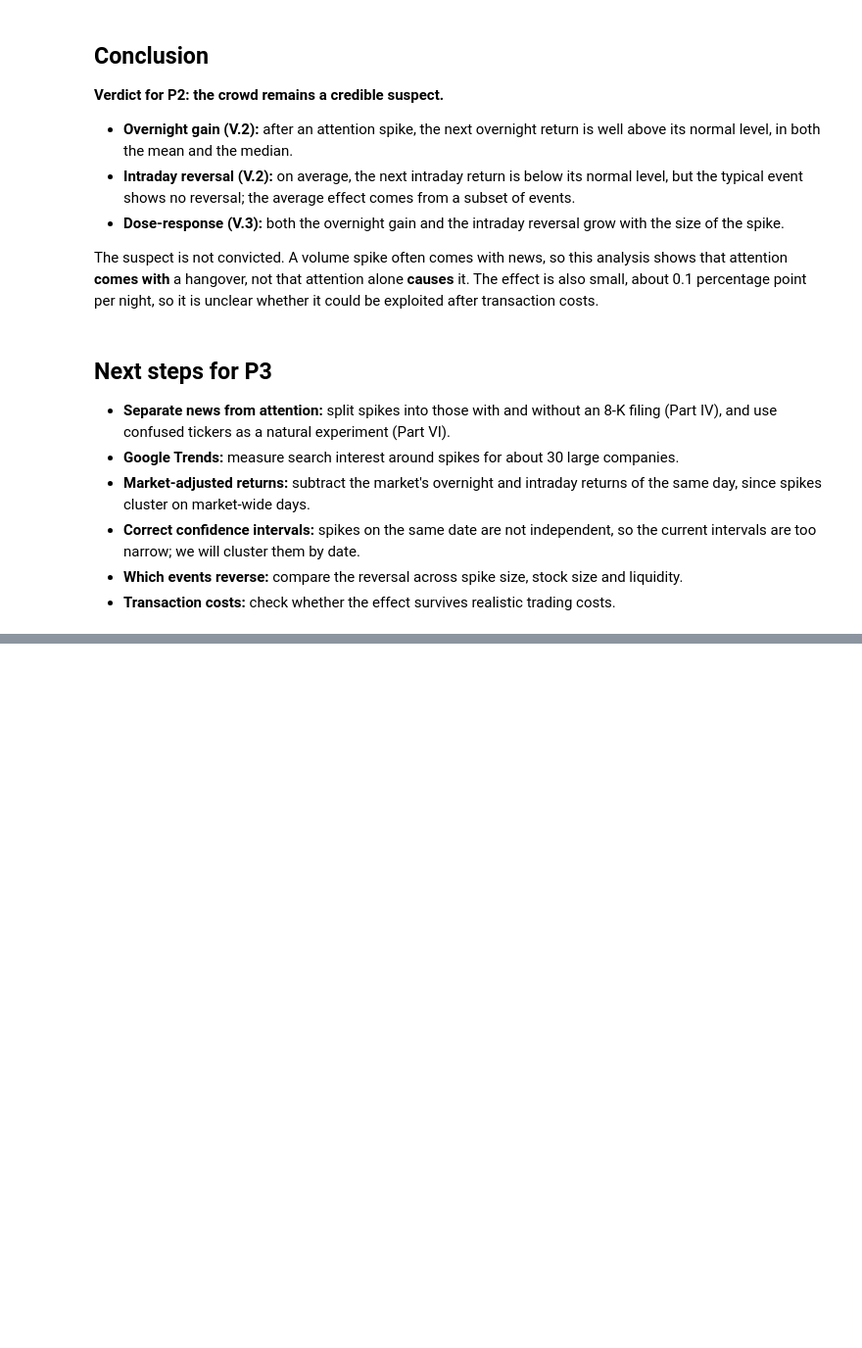
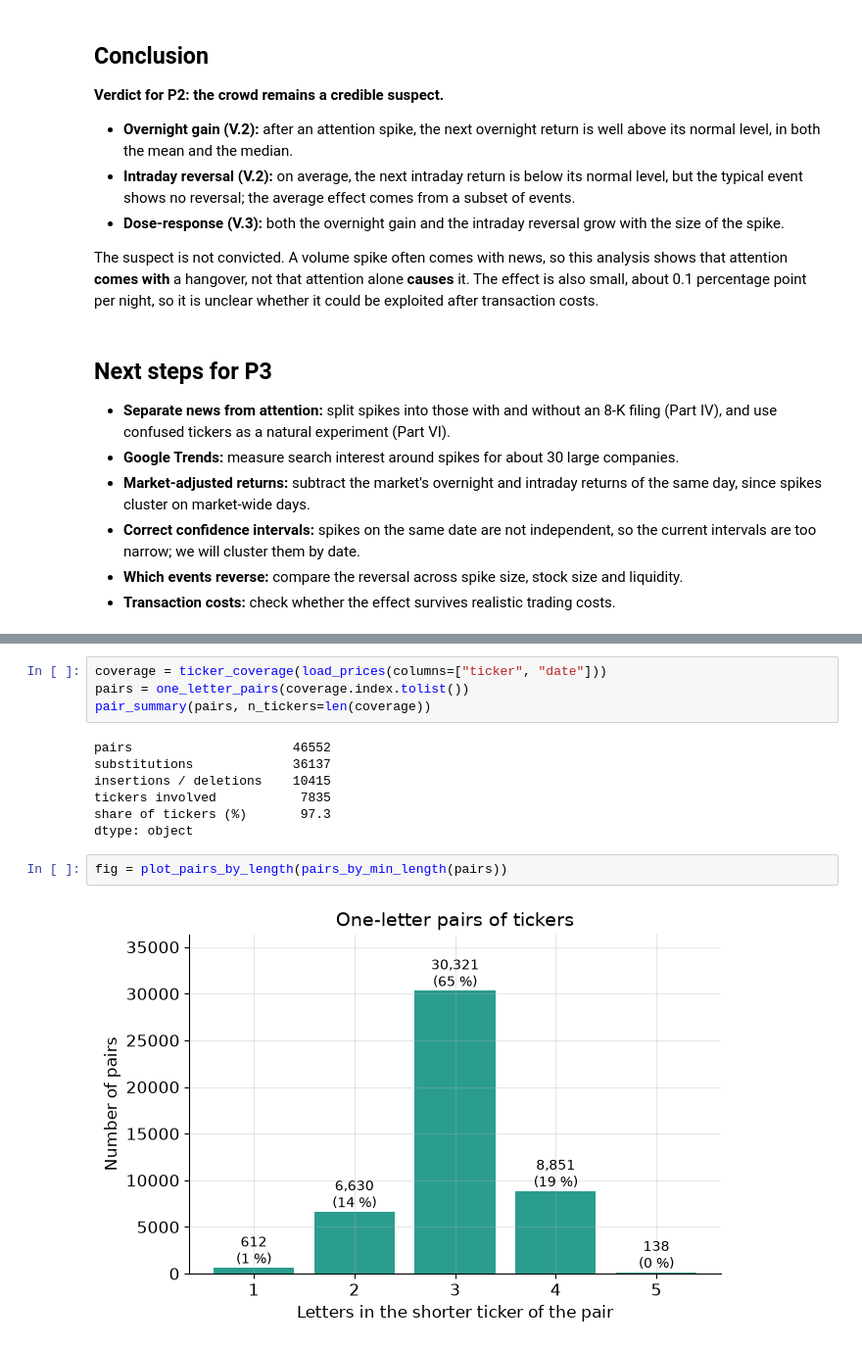
Before and after one commit to theanalysts-ada/Project_ADA_Stock_Markets_TheAnalysts, a Jupyter notebook: results.ipynb, the cells around one changed output, grey strips where cells are left out. Shown at 98% size. Drawn from its saved outputs; the diff is of its cells as text; blank space fills up the shorter version.

```diff
--- a/results.ipynb
+++ b/results.ipynb
@@ -1206,0 +1247,15 @@ The suspect is not convicted. A volume spike often comes with news, so this anal
+# %%
+coverage = ticker_coverage(load_prices(columns=["ticker", "date"]))
+pairs = one_letter_pairs(coverage.index.tolist())
+pair_summary(pairs, n_tickers=len(coverage))
+# %% [output]
+pairs                     46552
+substitutions             36137
+insertions / deletions    10415
+tickers involved           7835
+share of tickers (%)       97.3
+dtype: object
+# %%
+fig = plot_pairs_by_length(pairs_by_min_length(pairs))
+# %% [output]
+[figure, added]
```
Also changed, not shown: parts of 27 cells of this notebook, 4 other files.
